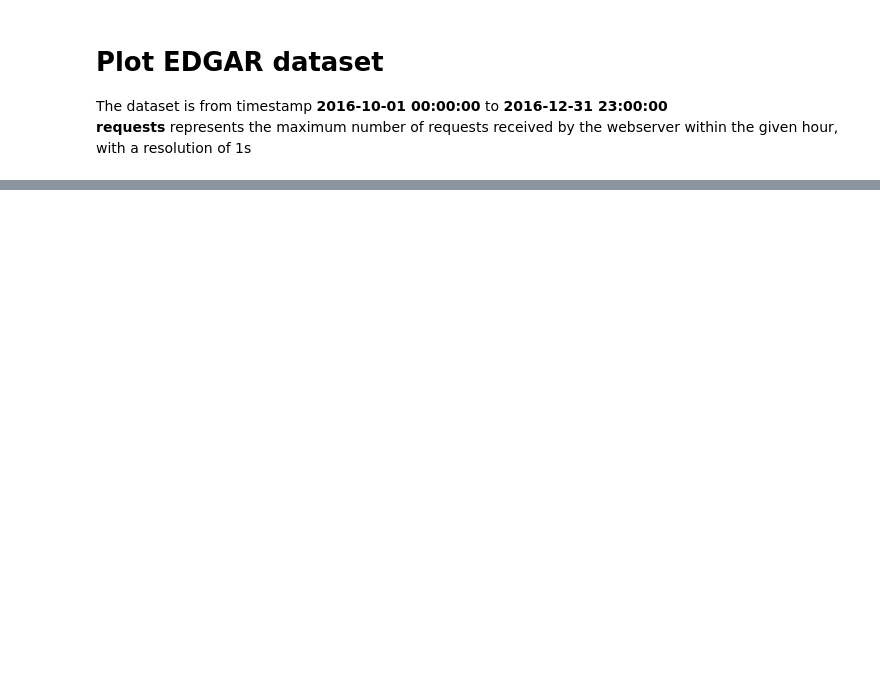
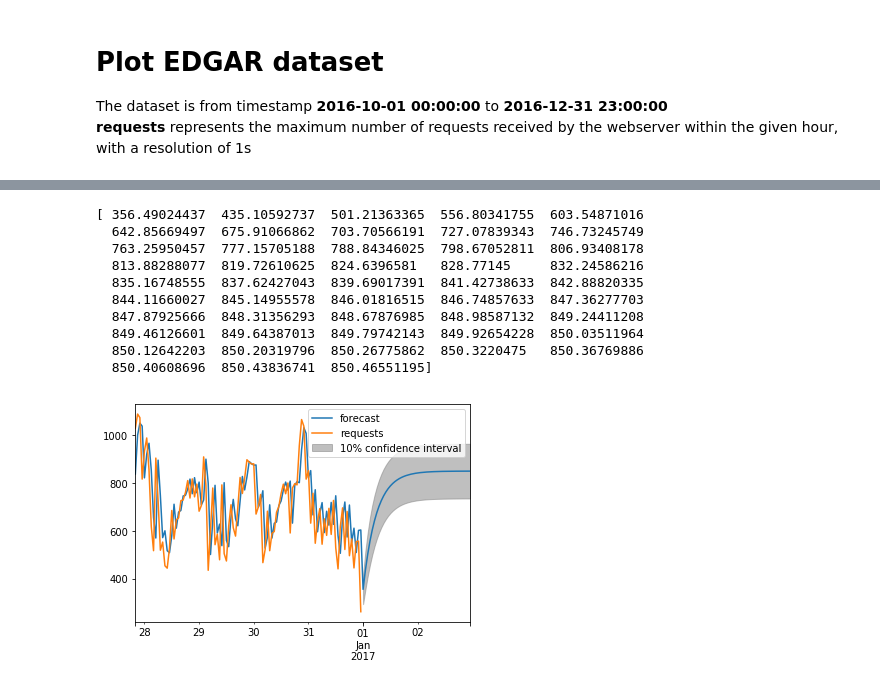
Before and after one commit to minh-h-ng/Ensemble, a Jupyter notebook: EDGAR.ipynb, the cells around one changed output, grey strips where cells are left out. Drawn from its saved outputs; the diff is of its cells as text; code cells hidden in the pictures; blank space fills up the shorter version.

Commit message:
Naive + AR + ARMA + ARIMA

```diff
--- a/EDGAR.ipynb
+++ b/EDGAR.ipynb
@@ -17,5 +18,6 @@ series = pd.read_csv(
     index_col=0, # set datetime column as index
     names=['datetime', 'requests'], # name the columns
     converters={'datetime': parse_datetime}, # custom datetime parser
-    squeeze=True # convert to Series
+    squeeze=True, # convert to Series
+    dtype={'requests': np.float64} # https://git.io/vdbyk
 )
@@ -33,0 +62,22 @@ Name: requests, dtype: int64
+# %%
+from statsmodels.tsa.arima_model import ARMA
+
+ar = ARMA(series, order=(1,0)) # (p,q) = (1,0)
+ar_fit = ar.fit()
+
+print ar_fit.forecast(48)[0]
+ar_fit.plot_predict(start=series.tail(100).index[0],
+                    end=series.last_valid_index() + pd.Timedelta(hours=48),
+                    alpha=0.90);
+# %% [output]
+[ 356.49024437  435.10592737  501.21363365  556.80341755  603.54871016
+  642.85669497  675.91066862  703.70566191  727.07839343  746.73245749
+  763.25950457  777.15705188  788.84346025  798.67052811  806.93408178
+  813.88288077  819.72610625  824.6396581   828.77145     832.24586216
+  835.16748555  837.62427043  839.69017391  841.42738633  842.88820335
+  844.11660027  845.14955578  846.01816515  846.74857633  847.36277703
+  847.87925666  848.31356293  848.67876985  848.98587132  849.24411208
+  849.46126601  849.64387013  849.79742143  849.92654228  850.03511964
+  850.12642203  850.20319796  850.26775862  850.3220475   850.36769886
+  850.40608696  850.43836741  850.46551195]
+[figure, added]
```
Also changed, not shown: parts of 11 cells of this notebook.
